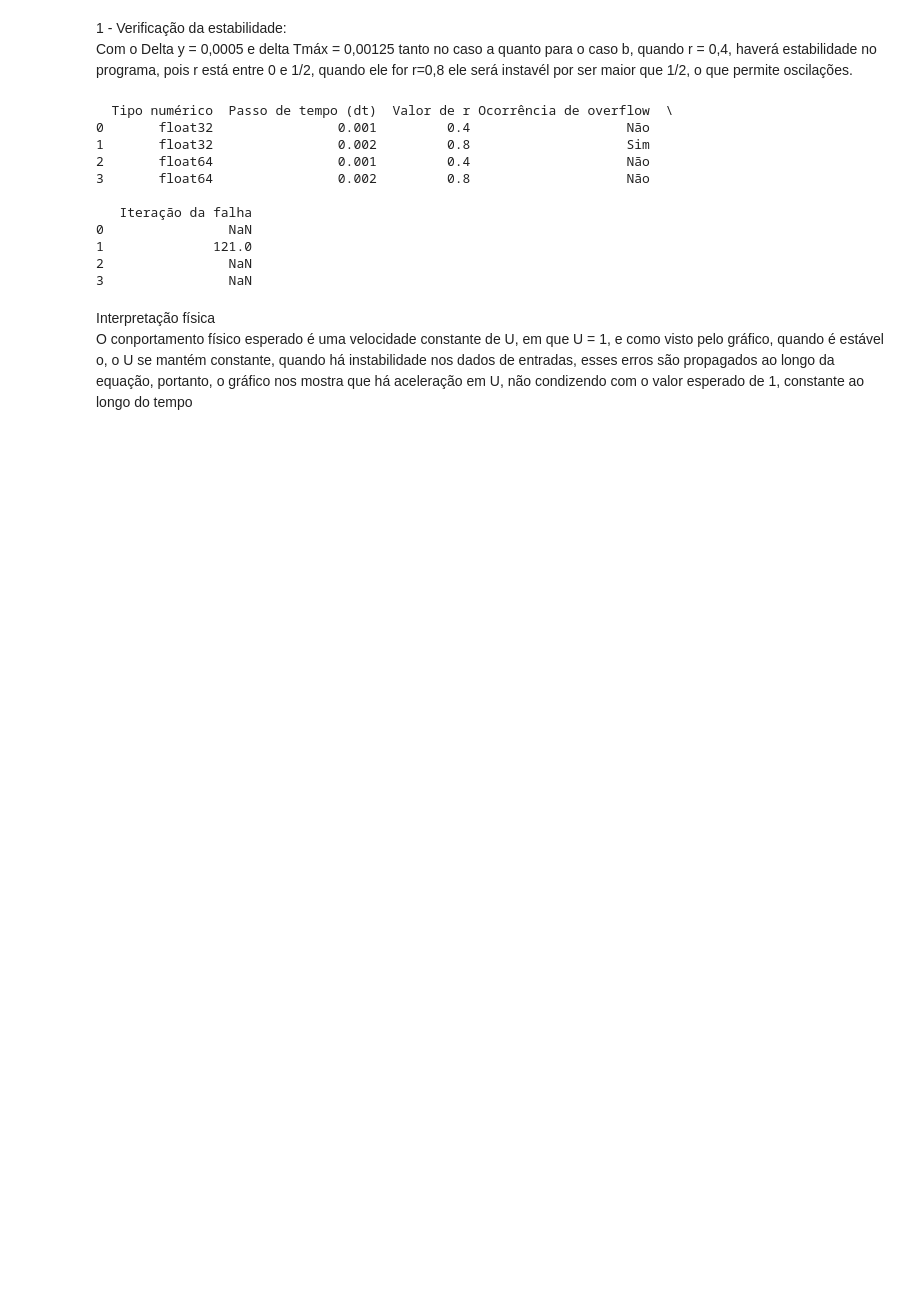
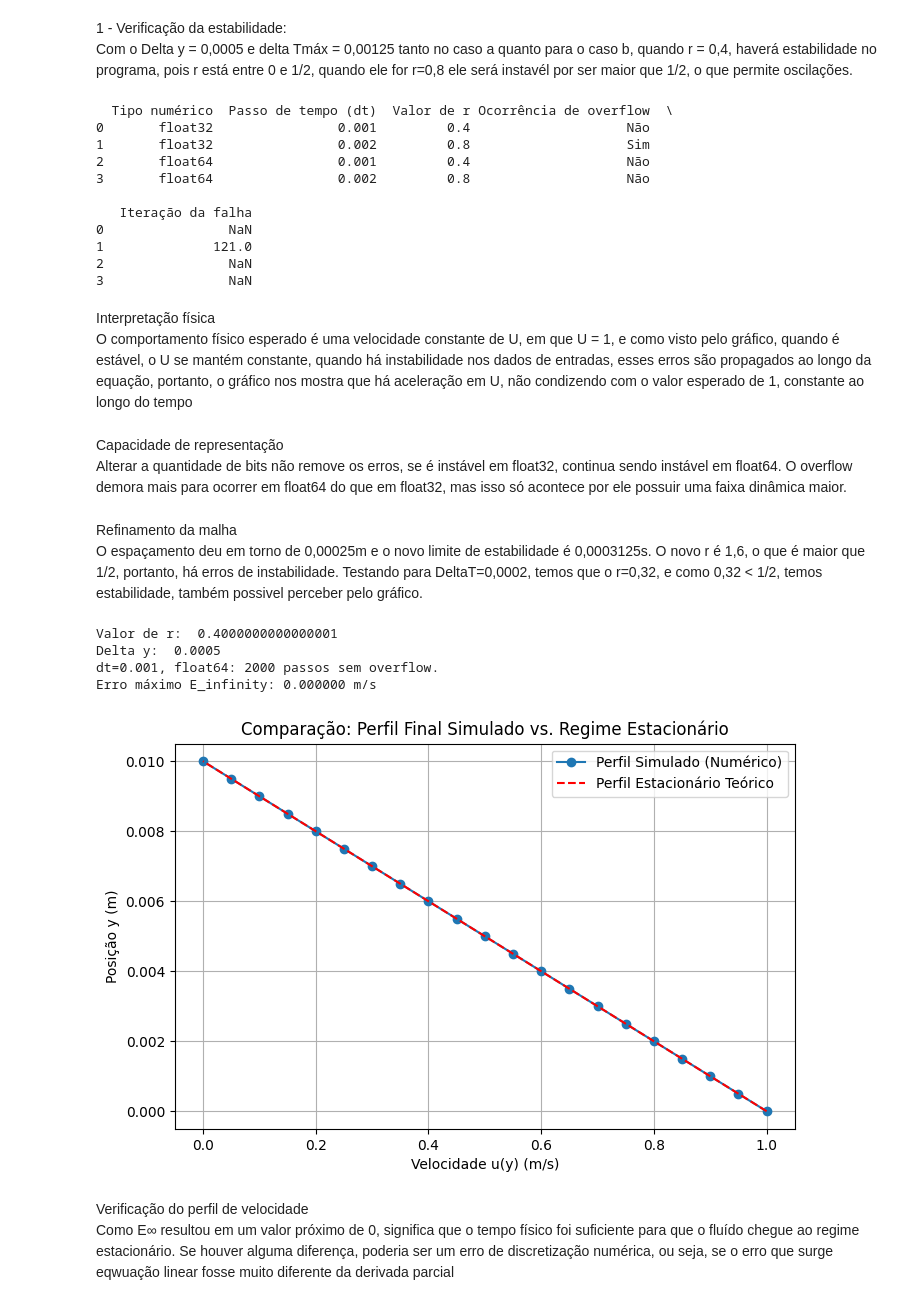
Before and after one commit to FelipeCostadeSouza/calc_numtrue, a Jupyter notebook: Atividade_2.ipynb, the cells around one changed output. Cells and saved outputs as stored; diff of their text form; code cells hidden in the pictures; blank space fills up the shorter version.

```diff
--- a/Atividade_2.ipynb
+++ b/Atividade_2.ipynb
@@ -147,4 +147,48 @@ print(tabela_resultados)
 3                NaN
 # %% [markdown]
 Interpretação física
-O conportamento físico esperado é uma velocidade constante de U, em que U = 1, e como visto pelo gráfico, quando é estável o, o U se mantém constante, quando há instabilidade nos dados de entradas, esses erros são propagados ao longo da equação, portanto, o gráfico nos mostra que há aceleração em U, não condizendo com o valor esperado de 1, constante ao longo do tempo
+O comportamento físico esperado é uma velocidade constante de U, em que U = 1, e como visto pelo gráfico, quando é estável, o U se mantém constante, quando há instabilidade nos dados de entradas, esses erros são propagados ao longo da equação, portanto, o gráfico nos mostra que há aceleração em U, não condizendo com o valor esperado de 1, constante ao longo do tempo
+# %% [markdown]
+Capacidade de representação
+Alterar a quantidade de bits não remove os erros, se é instável em float32, continua sendo instável em float64. O overflow demora mais para ocorrer em float64 do que em float32, mas isso só acontece por ele possuir uma faixa dinâmica maior.
+# %% [markdown]
+Refinamento da malha
+O espaçamento deu em torno de 0,00025m e o novo limite de estabilidade é 0,0003125s. O novo r é 1,6, o que é maior que 1/2, portanto, há erros de instabilidade. Testando para DeltaT=0,0002, temos que o r=0,32, e  como 0,32 < 1/2, temos estabilidade, também possivel perceber pelo gráfico.
+# %%
+import numpy as np
+import matplotlib.pyplot as plt
+
+
+res = simular(dt=0.001, tipo=np.float64, passos=2000, pontos=21)
+
+y = res["y"]
+u_simulado = res["u"]
+H = 0.01
+U = 1.0
+
+u_est = U * (1 - y / H)
+
+
+E_inf = np.max(np.abs(u_simulado - u_est))
+
+print(f"Erro máximo E_infinity: {E_inf:.6f} m/s")
+
+
+plt.figure(figsize=(8, 5))
+plt.plot(u_simulado, y, 'o-', label="Perfil Simulado (Numérico)")
+plt.plot(u_est, y, '--r', label="Perfil Estacionário Teórico")
+plt.xlabel("Velocidade u(y) (m/s)")
+plt.ylabel("Posição y (m)")
+plt.title("Comparação: Perfil Final Simulado vs. Regime Estacionário")
+plt.grid(True)
+plt.legend()
+plt.show()
+# %% [output]
+Valor de r:  0.4000000000000001
+Delta y:  0.0005
+dt=0.001, float64: 2000 passos sem overflow.
+Erro máximo E_infinity: 0.000000 m/s
+[figure, added]
+# %% [markdown]
+Verificação do perfil de velocidade
+Como E∞ resultou em um valor próximo de 0, significa que o tempo físico foi suficiente para que o fluído chegue ao regime estacionário. Se houver alguma diferença, poderia ser um erro de discretização numérica, ou seja, se o erro que surge eqwuação linear fosse muito diferente da derivada parcial
```
Also changed, not shown: parts of 3 cells of this notebook.
